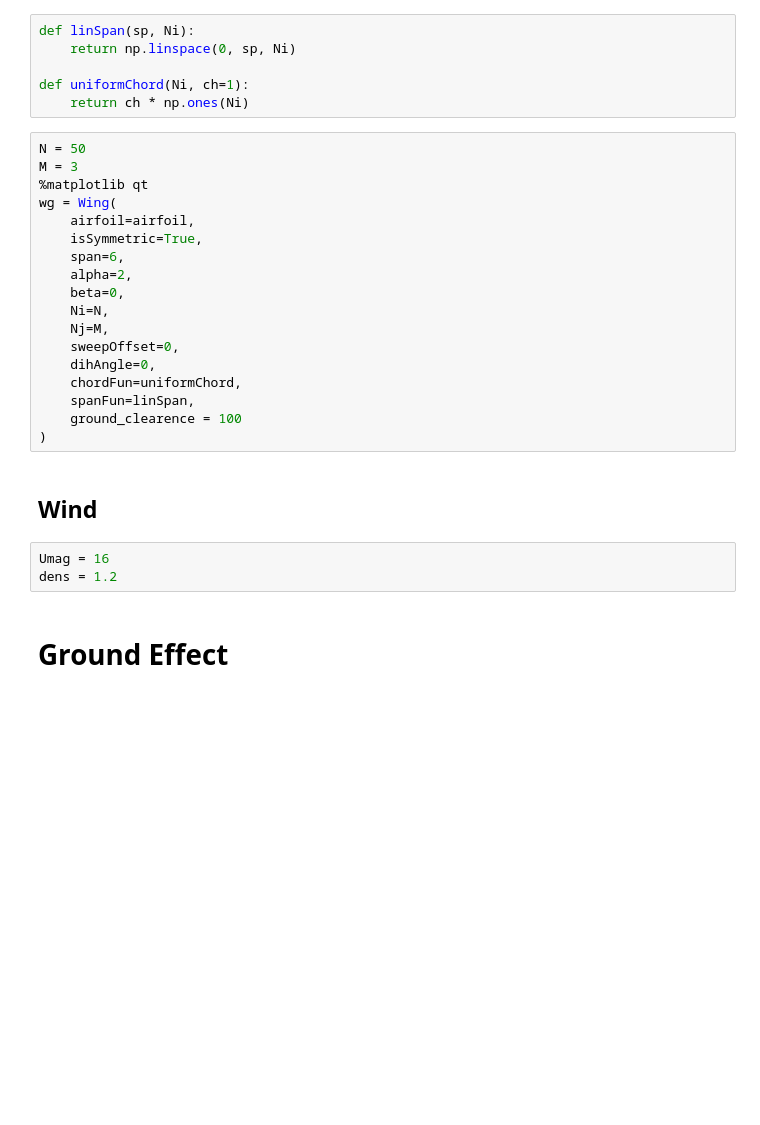
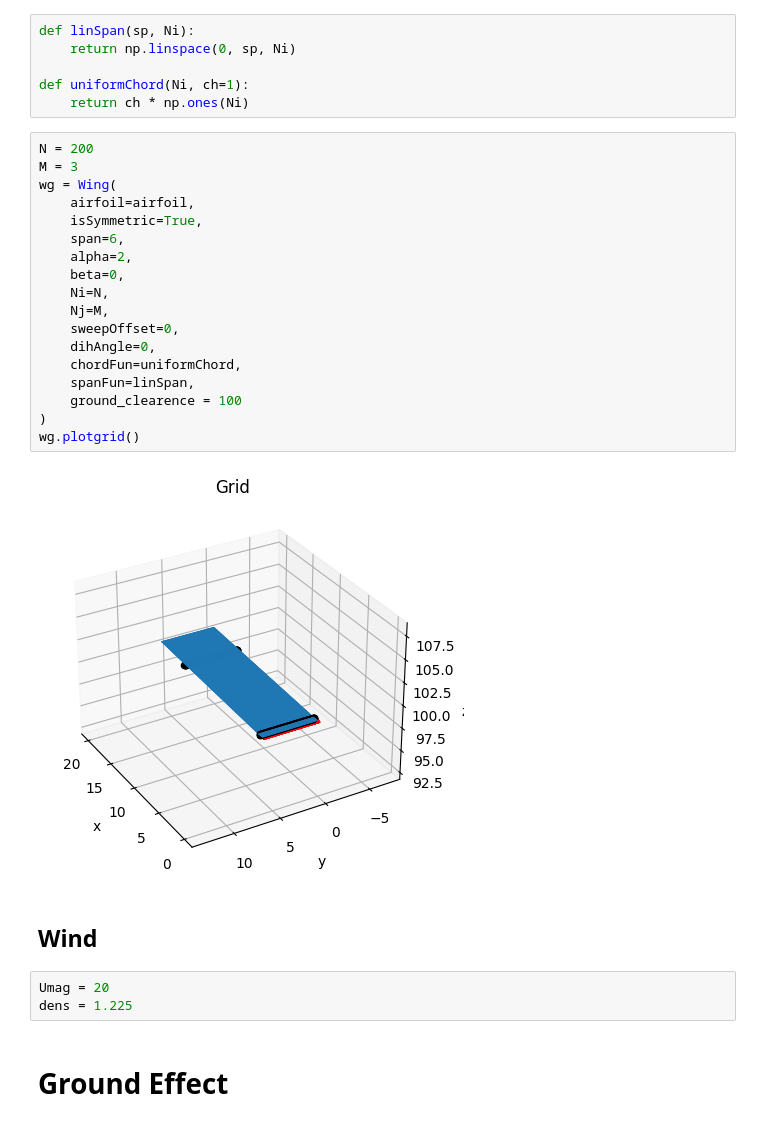
Before and after one commit to trifwn/WingPotential, a Jupyter notebook: GroundEffect.ipynb, the cells around one changed output. Cells and saved outputs as stored; diff of their text form; blank space fills up the shorter version.

```diff
--- a/GroundEffect.ipynb
+++ b/GroundEffect.ipynb
@@ -22,28 +24,30 @@ def linSpan(sp, Ni):
 def uniformChord(Ni, ch=1):
     return ch * np.ones(Ni)
 # %%
-N = 50
+N = 200
 M = 3
-%matplotlib qt
 wg = Wing(
     airfoil=airfoil,
     isSymmetric=True,
     span=6,
     alpha=2,
     beta=0,
     Ni=N,
     Nj=M,
     sweepOffset=0,
     dihAngle=0,
     chordFun=uniformChord,
     spanFun=linSpan,
     ground_clearence = 100
 )
+wg.plotgrid()
+# %% [output]
+[figure, added]
 # %% [markdown]
 ## Wind
 # %%
-Umag = 16
-dens = 1.2
+Umag = 20
+dens = 1.225
 # %% [markdown]
 # Ground Effect
 # %%
```
Also changed, not shown: parts of 6 cells of this notebook, 6 other files.
